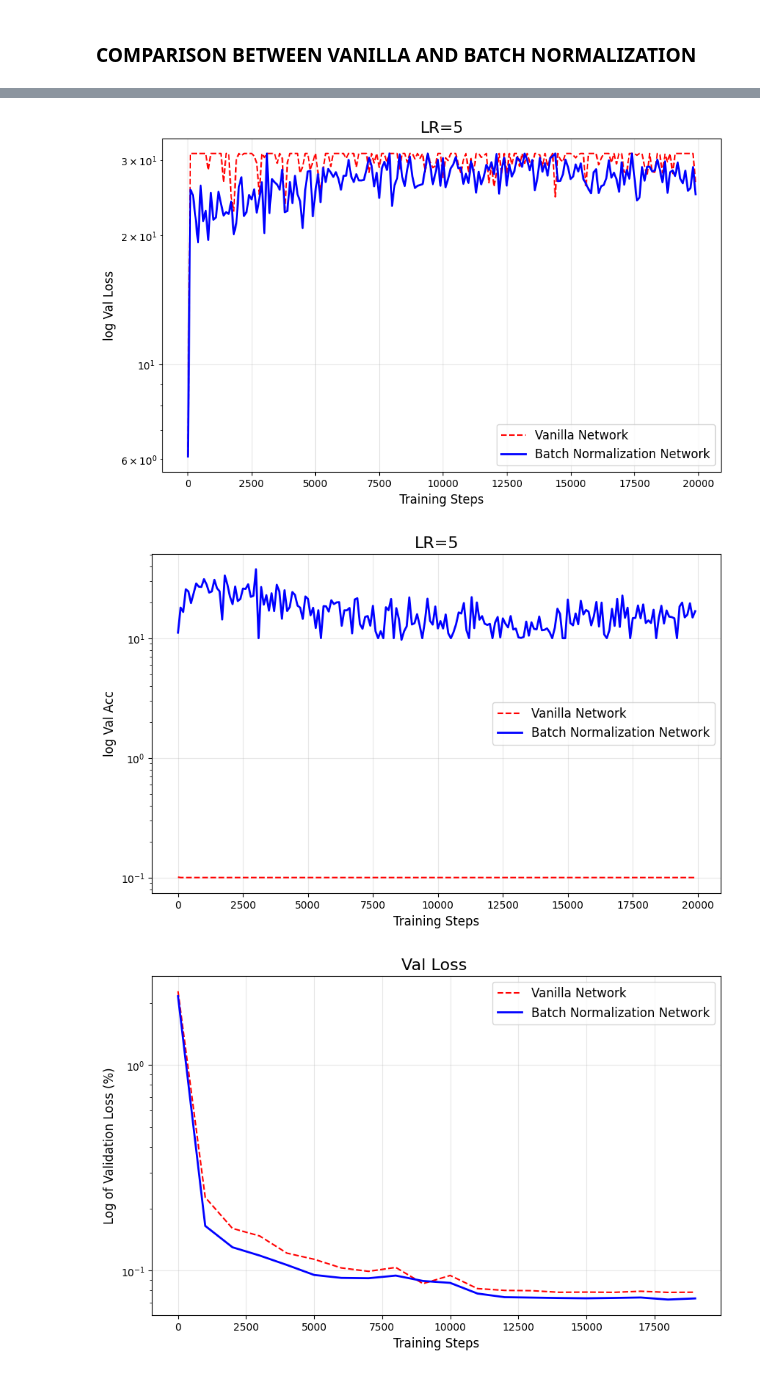
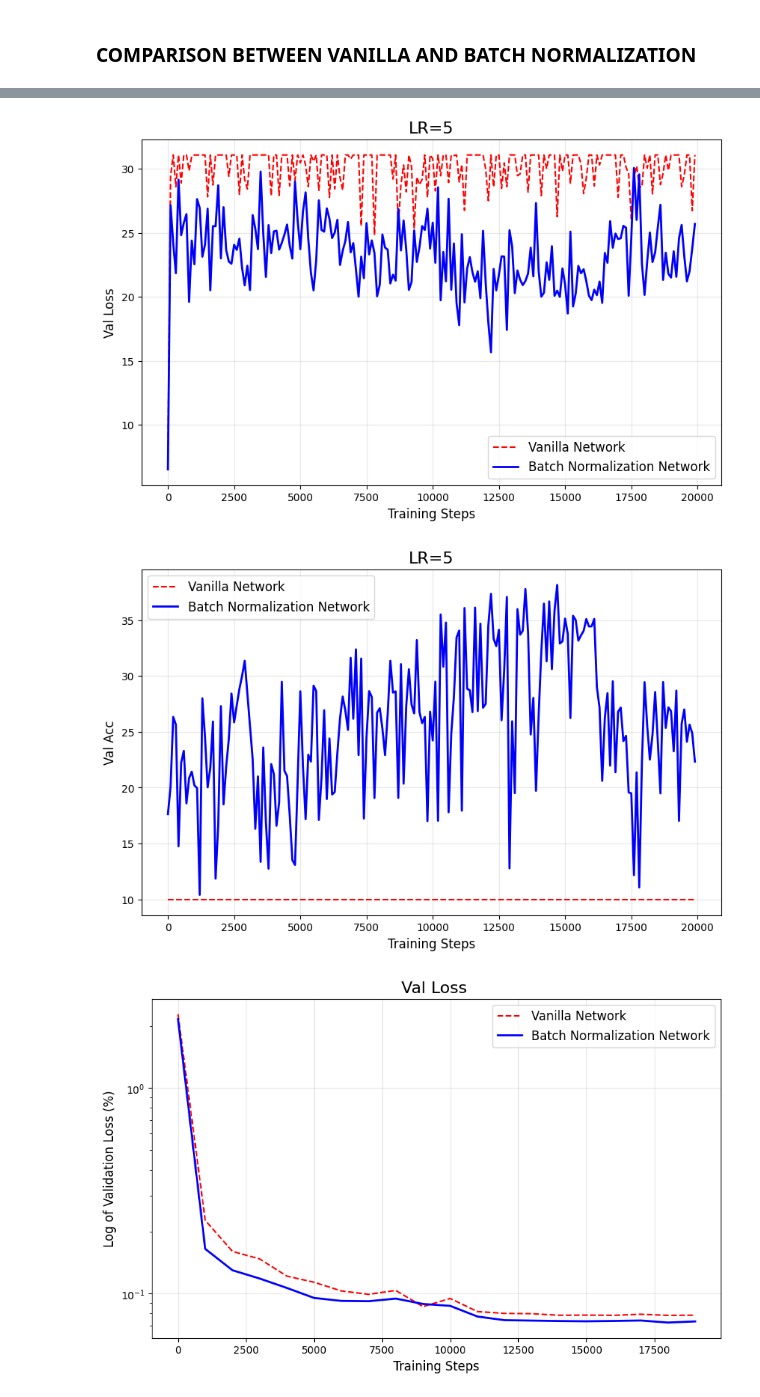
Before and after one commit to Adieltheanalyst/relearning_ml_materials, a Jupyter notebook: testing_batchnormalization.ipynb, the cells around one changed output, grey strips where cells are left out. Saved outputs shown, nothing was run; the diff lists cells and outputs as text; code cells hidden in the pictures.

```diff
--- a/testing_batchnormalization.ipynb
+++ b/testing_batchnormalization.ipynb
@@ -443,19 +443,19 @@ plot_experiments(steps_vanilla=big_lr_vanilla_history["steps"]
                  steps_bn=big_lr_bn_history["steps"],
                  val_loss_acc_bn=big_lr_bn_history["val_loss"],
                  title="LR=5",
-                 ylabel="log Val Loss")
+                 ylabel="Val Loss",log=False)
 # %% [output]
-[figure, old version]
+[figure, new version]
 # %%
 plot_experiments(steps_vanilla=big_lr_vanilla_history["steps"]
                  ,val_loss_or_acc_van=big_lr_vanilla_history["val_acc"],
                  steps_bn=big_lr_bn_history["steps"],
                  val_loss_acc_bn=big_lr_bn_history["val_acc"],
                  title="LR=5",
-                 ylabel="log Val Acc"
-                 )
+                 ylabel="Val Acc"
+                 ,log=False)
 # %% [output]
-[figure, old version]
+[figure, new version]
 # %%
 plt.figure(figsize=(10,6))
 
```
Also changed, not shown: parts of 2 cells of this notebook.
